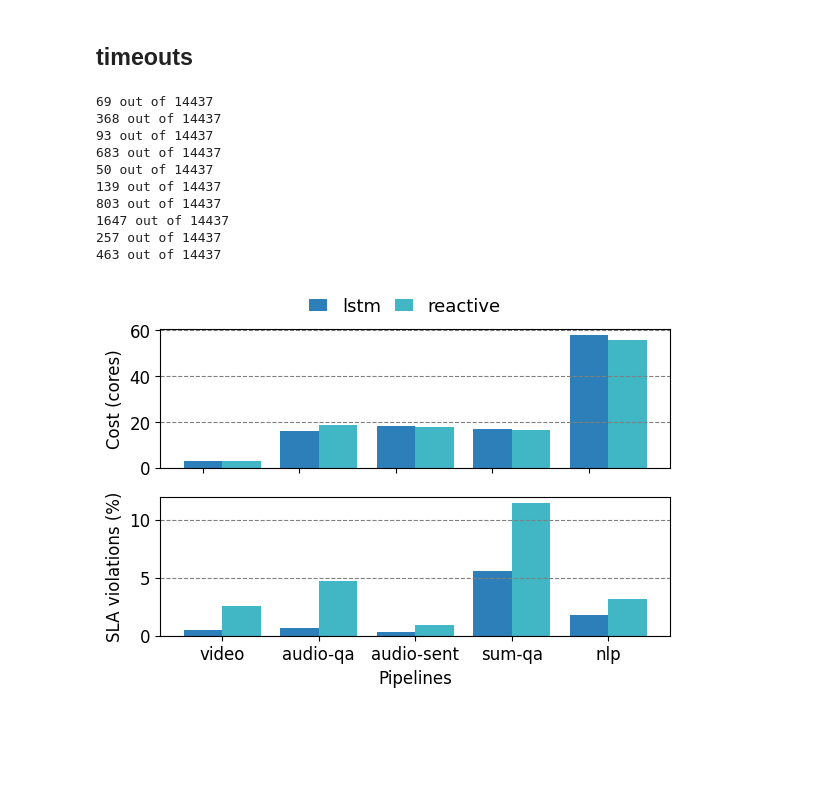
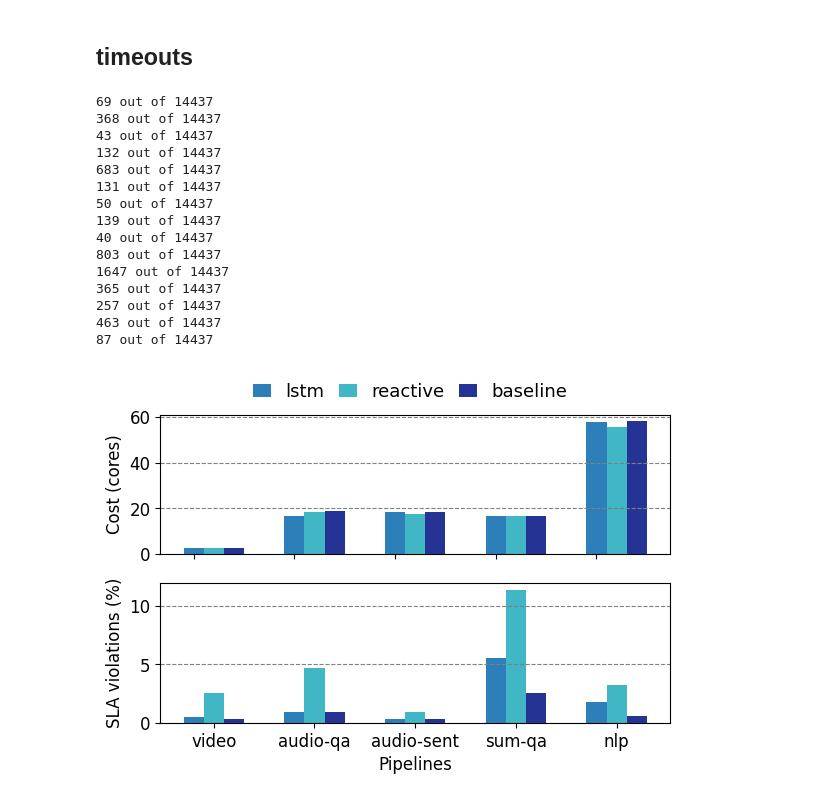
Before and after one commit to reconfigurable-ml-pipeline/ipa, a Jupyter notebook: experiments/runner/notebooks/paper-fig16-predictor-abelation.ipynb, the cells around one changed output. Drawn from its saved outputs; the diff is of its cells as text; code cells hidden in the pictures; blank space fills up the shorter version.

Commit message:
added updated figure for baseline predictor

```diff
--- a/experiments/runner/notebooks/paper-fig16-predictor-abelation.ipynb
+++ b/experiments/runner/notebooks/paper-fig16-predictor-abelation.ipynb
@@ -18,12 +18,13 @@ from experiments.utils.constants import FINAL_RESULTS_PATH, FIGURES_PATH
 from experiments.utils.parser import AdaptationParser
 import experiments.utils.drawing
 # %%
-metaserieses = [15, 15, 15, 15, 15, 15, 15, 15, 15, 15, 15, 15, 15, 15]
-serieses = [1, 2, 21, 22, 41, 42, 61, 62, 81, 82]
+metaserieses = [15, 15, 15, 15, 15, 15, 15, 15, 15, 15, 15, 15, 15, 15, 15, 15, 15, 15]
+serieses = [1, 2, 3, 21, 22, 23, 41, 42, 43, 61, 62, 63, 81, 82, 83]
 
 series_meta = {
     "lstm": {"video": 1, "audio-qa": 21, "audio-sent": 41, "sum-qa": 61, "nlp": 81},
     "reactive": {"video": 2, "audio-qa": 22, "audio-sent": 42, "sum-qa": 62, "nlp": 82},
+    "baseline": {"video": 3, "audio-qa": 23, "audio-sent": 43, "sum-qa": 63, "nlp": 83},
 }
 
 
@@ -178,31 +179,37 @@ for series in serieses:
 # %% [output]
 69 out of 14437
 368 out of 14437
-93 out of 14437
+43 out of 14437
+132 out of 14437
 683 out of 14437
+131 out of 14437
 50 out of 14437
 139 out of 14437
+40 out of 14437
 803 out of 14437
 1647 out of 14437
+365 out of 14437
 257 out of 14437
 463 out of 14437
+87 out of 14437
 # %%
 import importlib
 
 importlib.reload(experiments.utils.drawing)
 
 data = {"Cost (cores)": total_core_changes_total, "SLA violations (%)": timeout_dics}
 
-bbox_to_anchor=(0.7, 2.55)
+bbox_to_anchor = (0.83, 2.55)
 
 experiments.utils.drawing.draw_cumulative_with_grouping(
     data,
     series_meta=series_meta,
     xlabel=xlabel,
     filename=f"{FIGURES_PATH}/predictor-abelation-sla",
-    colors=["#2c7fb8", "#41b6c4"],
+    colors=["#2c7fb8", "#41b6c4", "#253494"],
     bbox_to_anchor=bbox_to_anchor,
-    bar_width=0.4,
+    bar_width=0.2,
+    ncol=3
 )
 # %% [output]
-[figure, old version]
+[figure, new version]
```
Also changed, not shown: 1 other file.
